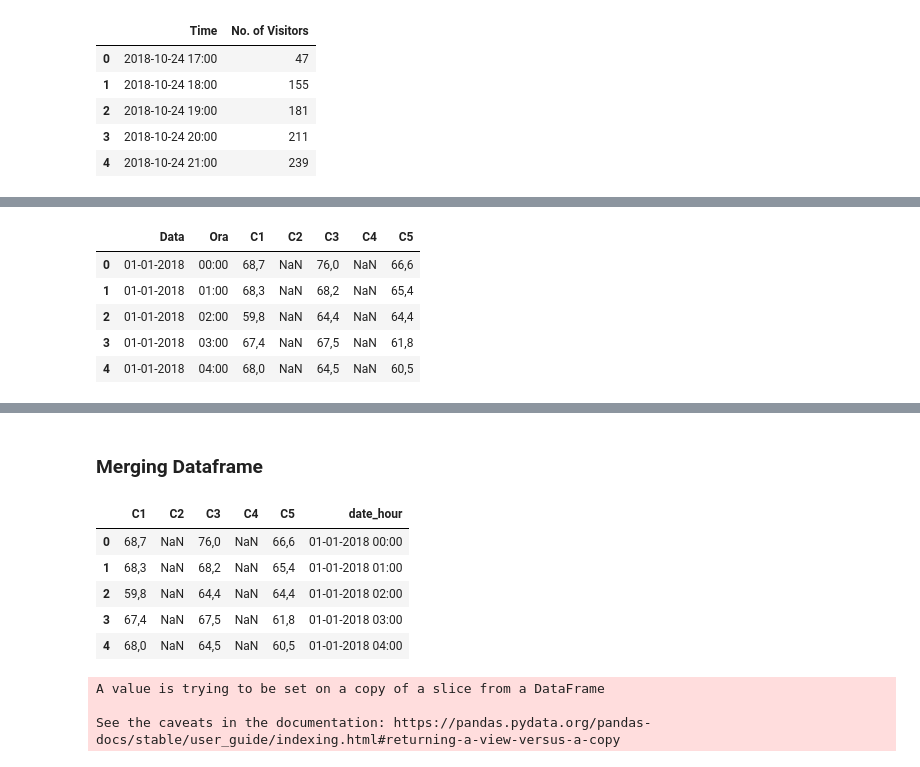
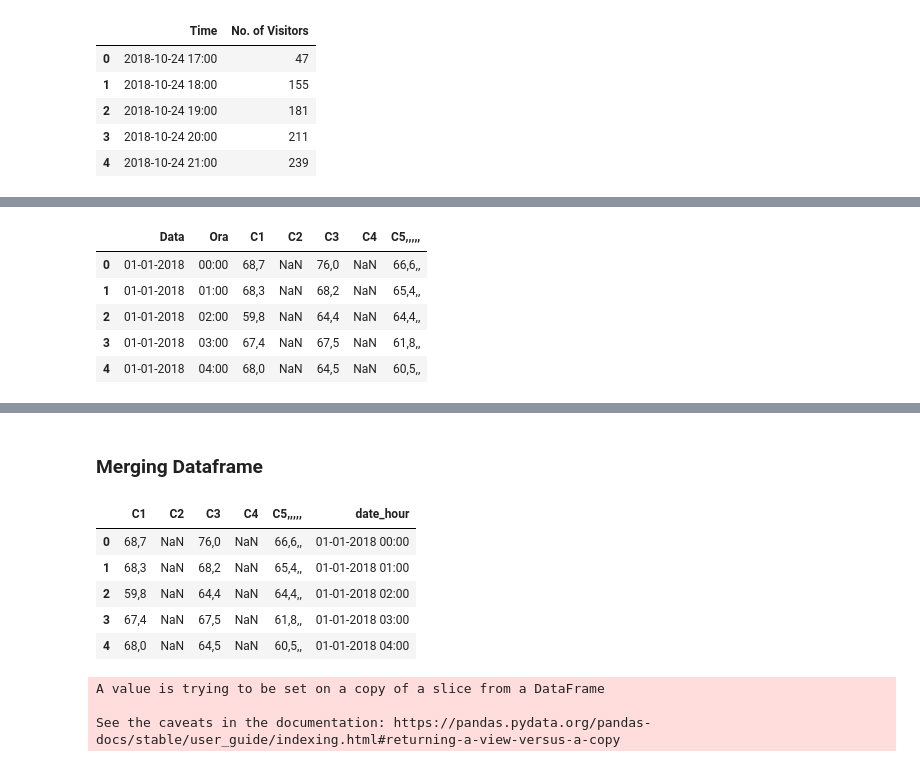
Before and after one commit to McNickSisto/world_data_league, a Jupyter notebook: stage_final/pm_datasets.ipynb, the cells around one changed output, grey strips where cells are left out. Saved outputs shown, nothing was run; the diff lists cells and outputs as text; code cells hidden in the pictures.

```diff
--- a/stage_final/pm_datasets.ipynb
+++ b/stage_final/pm_datasets.ipynb
@@ -217,15 +217,15 @@ df_sim_march.head()
 | 3 | Presenze | 2018-03-25T18:00:00Z | 2018-03-25T19:00:00Z | 3358 | 5491d6d2-0c9e-47b7-bfde-c84c632efacc | Area 1 | 3600 |
 | 4 | Presenze | 2018-03-25T17:00:00Z | 2018-03-25T18:00:00Z | 3229 | 5491d6d2-0c9e-47b7-bfde-c84c632efacc | Area 1 | 3600 |
 # %%
-df_noise_2018 = pd.read_csv('/content/drive/MyDrive/finals/noise_data/san_salvario_2018.csv', skiprows= [0,1,2,3,4,5,6,7], sep =';')
+df_noise_2018 = pd.read_csv('https://raw.githubusercontent.com/McNickSisto/world_data_league/main/stage_final/data/noise_data/san_salvario_2018.csv', skiprows= [0,1,2,3,4,5,6,7], sep =';')
 df_noise_2018.head()
 # %% [output]
-|  | Data | Ora | C1 | C2 | C3 | C4 | C5 |
-| 0 | 01-01-2018 | 00:00 | 68,7 | NaN | 76,0 | NaN | 66,6 |
-| 1 | 01-01-2018 | 01:00 | 68,3 | NaN | 68,2 | NaN | 65,4 |
-| 2 | 01-01-2018 | 02:00 | 59,8 | NaN | 64,4 | NaN | 64,4 |
-| 3 | 01-01-2018 | 03:00 | 67,4 | NaN | 67,5 | NaN | 61,8 |
-| 4 | 01-01-2018 | 04:00 | 68,0 | NaN | 64,5 | NaN | 60,5 |
+|  | Data | Ora | C1 | C2 | C3 | C4 | C5,,,,, |
+| 0 | 01-01-2018 | 00:00 | 68,7 | NaN | 76,0 | NaN | 66,6,, |
+| 1 | 01-01-2018 | 01:00 | 68,3 | NaN | 68,2 | NaN | 65,4,, |
+| 2 | 01-01-2018 | 02:00 | 59,8 | NaN | 64,4 | NaN | 64,4,, |
+| 3 | 01-01-2018 | 03:00 | 67,4 | NaN | 67,5 | NaN | 61,8,, |
+| 4 | 01-01-2018 | 04:00 | 68,0 | NaN | 64,5 | NaN | 60,5,, |
 # %%
 df_noise_2018['date_hour'] = df_noise_2018['Data'] + ' ' + df_noise_2018['Ora']
 df_noise_2018.drop(columns= ['Data', 'Ora'], inplace= True)
@@ -264,12 +264,12 @@ df_police.head()
 # %%
 df_noise_2018.head()
 # %% [output]
-|  | C1 | C2 | C3 | C4 | C5 | date_hour |
-| 0 | 68,7 | NaN | 76,0 | NaN | 66,6 | 01-01-2018 00:00 |
-| 1 | 68,3 | NaN | 68,2 | NaN | 65,4 | 01-01-2018 01:00 |
-| 2 | 59,8 | NaN | 64,4 | NaN | 64,4 | 01-01-2018 02:00 |
-| 3 | 67,4 | NaN | 67,5 | NaN | 61,8 | 01-01-2018 03:00 |
-| 4 | 68,0 | NaN | 64,5 | NaN | 60,5 | 01-01-2018 04:00 |
+|  | C1 | C2 | C3 | C4 | C5,,,,, | date_hour |
+| 0 | 68,7 | NaN | 76,0 | NaN | 66,6,, | 01-01-2018 00:00 |
+| 1 | 68,3 | NaN | 68,2 | NaN | 65,4,, | 01-01-2018 01:00 |
+| 2 | 59,8 | NaN | 64,4 | NaN | 64,4,, | 01-01-2018 02:00 |
+| 3 | 67,4 | NaN | 67,5 | NaN | 61,8,, | 01-01-2018 03:00 |
+| 4 | 68,0 | NaN | 64,5 | NaN | 60,5,, | 01-01-2018 04:00 |
 # %%
 df_wifi.rename(columns = {'Time': 'date_time'}, inplace=True)
 # %%
```
Also changed, not shown: parts of 22 cells of this notebook.
